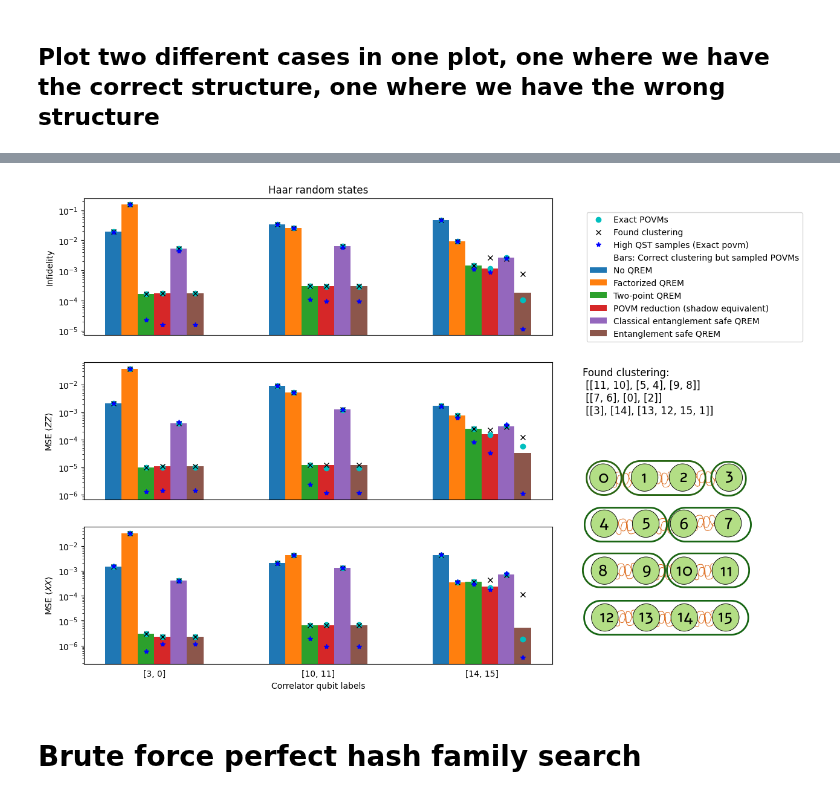
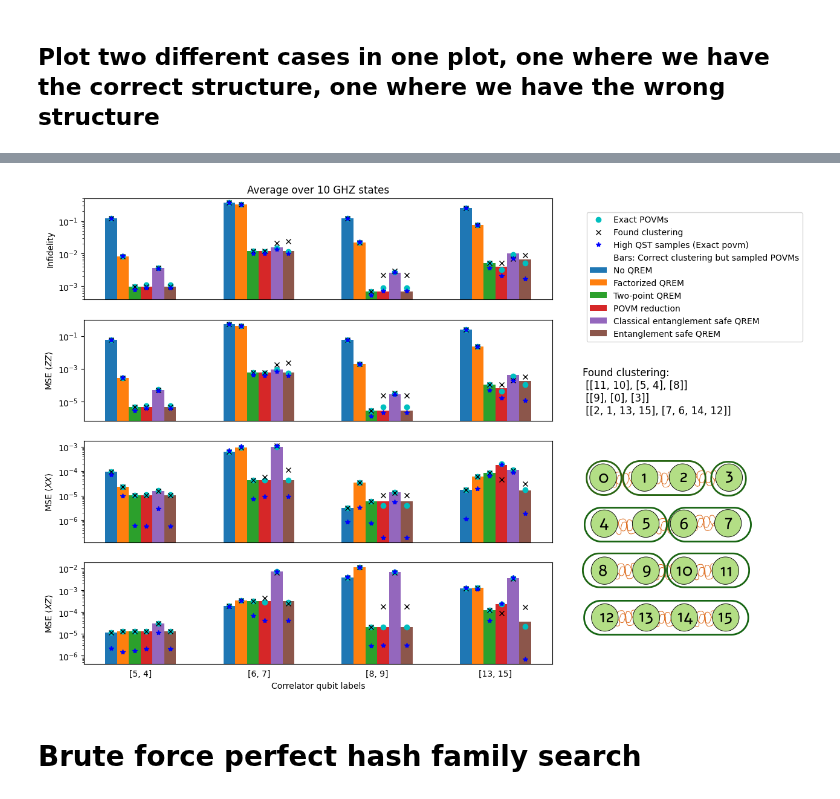
Before and after one commit to AdrianAasen/CREMST, a Jupyter notebook: Scalable_QREM.ipynb, the cells around one changed output, grey strips where cells are left out. Cells and saved outputs as stored; diff of their text form; code cells hidden in the pictures.

```diff
--- a/Scalable_QREM.ipynb
+++ b/Scalable_QREM.ipynb
@@ -60,3 +63,7 @@ For this we require a perfect family of hashing functions, denoted by $(N,k,m,m)
     3. Compute correlators as $Tr(O\rho)$ where $O$ is some operator (this can be done efficiently as the max subsystem size is capped. )
 
 4. (Optionally) Compare to other methods, such as classial only. Correlator only, separable only....
+# %%
+path_to_experimental_POVMs = "Exp_povms/Extracted_modified"
+povm,_ = load_random_exp_povm(path_to_experimental_POVMs,2,True)
+print(povm)
@@ -509,7 +541,7 @@ QST_outcomes = mf.measure_hashed_chunk_QST(n_QST_shots_total, chunk_size, povm_a
 
 # Define the two point correlators to extract:
 # two_point_array = ot.generate_random_pairs_of_qubits(n_qubits,5) # ,[7,9] [3,5]
-two_point_array = np.array([[7, 4]])#, [8,10], [4,7],[0,1]])
+two_point_array = np.array([[13, 12]])#, [8,10], [4,7],[0,1]])
 
 
 entangled_recon_states, entangled_qubit_order = ot.entangled_state_reduction_premade_clusters_QST(two_point_array,
@@ -519,7 +551,7 @@ entangled_recon_states, entangled_qubit_order = ot.entangled_state_reduction_pre
 # 5 qubits: old efficient 2.5 min  min, new efficient 2.5 min, old 3 min, old with optimization 1.25 min
 # 6 qubits old efficient 16.5 min, new efficient 16.7 min, old min 37+ min, old with optimization 43  mins
 # 7 qubits old efficient 30.5 mins, new efficient 28 mins
-# 8 Qubits old efficient hours, new efficient 2.5 + hours
+# 8 Qubits old efficient hours, new efficient 14 hours
 
 # Compare the minimal chunk state with the entangled reconstructed states.
 # Reconstruct relevant states
@@ -549,8 +590,8 @@ print(f'Label structure POVM: {povm_true_labels}')
 total_shots = n_QST_shots
 
 #ideal_povm = [POVM.generate_computational_POVM(len(size))[0] for size in noise_cluster_labels]
-holder = [ot.measure_and_QST_target_qubit_only(two_point,noise_cluster_labels, total_shots, n_qubits, chunk_size,
-                           povm_array, cluster_size, rho_true_array, state_size_array,povm_array)
+holder = [mf.measure_and_QST_target_qubit_only(two_point,noise_cluster_labels, total_shots, n_qubits, chunk_size,
+                           povm_array, cluster_size, rho_true_array, state_size_array,clustered_QDOT)
           for two_point in two_point_array]
 # entangled_recon_states, entangled_qubit_order = ot.entangled_state_reduction_premade_clusters_QST(two_point_corr,
 #                         noise_cluster_labels, QST_outcomes, clustered_QDOT, hash_family, n_hash_symbols, n_qubits)
@@ -951,5 +1001,5 @@ True labels: [array([12, 13, 14, 15]), array([10, 11]), array([8, 9]), array([6,
 # %%
-two_point_corr_labels = np.array([[3, 0],[10,11],[14,15]])
+two_point_corr_labels = np.array([[5, 4],[6,7],[8,9], [13,15]])
 # Reconstruct spesiffic two_point_povms
 two_point_POVM = ot.reconstruct_spesific_two_qubit_POVMs(QDT_outcomes, two_point_corr_labels , n_qubits, hash_family,
                                                          n_hash_symbols, one_qubit_calibration_states, n_cores)
@@ -960,7 +1010,7 @@ n_QST_shots_total = n_QST_shots *1
 # Define the two point correlators to extract:
 
 # Perform comparative QST over many averaged random states.
-n_averages = 5
+n_averages = 10
 true_rho_average_array = []
 traced_down_correlator_rho_true_array = []
 start = time.time()
@@ -970,7 +1020,7 @@ QST_outcomes_high_array = []
 for k in range(n_averages):
     #if use_chunks:
     state_size_array = [chunk_size]*int(n_qubits/chunk_size)	# Set size to max to make sure state is entangled inside the chunk
-    rho_true_array = [sf.generate_random_pure_state(size) for size in state_size_array]  #[sf.generate_GHZ(size) for size in state_size_array]
+    rho_true_array = [sf.generate_GHZ(size) for size in state_size_array] #[sf.generate_random_pure_state(size) for size in state_size_array]  #[sf.generate_GHZ(size) for size in state_size_array]
     rho_true_labels = ot.get_true_cluster_labels(state_size_array)
     QST_outcomes = mf.measure_hashed_chunk_QST(n_QST_shots, chunk_size, povm_array, cluster_size, rho_true_array, state_size_array, hashed_QST_instructions)
     QST_outcomes_high =  mf.measure_hashed_chunk_QST(n_QST_shots*10, chunk_size, povm_array, cluster_size, rho_true_array, state_size_array, hashed_QST_instructions)
@@ -1111,7 +1184,7 @@ multiplier = 0
 if n_averages == 1:
     fig, ax = plt.subplots(5,1)
 else:
-    fig, ax = plt.subplots(3,1)
+    fig, ax = plt.subplots(4,1)
 
 
 for i in range(len(label_array)): #attribute, cluster_state, perfect_state, unsampled_perfect_state_array in zip(label_array, state_from_cluster_array, perfect_state_array, unsampled_perfect_state_array):
@@ -1125,14 +1198,14 @@ for i in range(len(label_array)): #attribute, cluster_state, perfect_state, unsa
 ax[0].plot([], [], ' ', label="Bars: Correct clustering but sampled POVMs")
 #lines,labels = [lol for lol in zip(*lines_labels)]
 ax[0].set_yscale('log')
-ax[0].set_title(rf"Haar random states")
+ax[0].set_title(rf"Average over 10 GHZ states")
 ax[0].set_xticks(x + 2.5*width, two_point_corr_labels)
 ax[0].set_ylabel('Infidelity')
 
 Z = np.array([[1,0],[0,-1]])
 X = np.array([[0,1],[1,0]])
-op_string_array = np.array([[Z,Z],[X,X]])
-op_label = [r'$\langle ZZ \rangle$',r'$\langle XX \rangle$']
+op_string_array = np.array([[Z,Z],[X,X],[X,Z]])
+op_label = [r'$\langle ZZ \rangle$',r'$\langle XX \rangle$', r'$\langle XZ \rangle$']
 for j in range(len(op_string_array)):
 
     op_string = [reduce(np.kron, op_string_array[j])]
@@ -1183,10 +1256,7 @@ for j in range(len(op_string_array)):
         #x[1].set_title(rf"MSE of $\langle XX \rangle$ correlator for Haar states")
 
         ax[2 + j*2].set_ylabel('MSE ' + op_label[j])
-        ax[0].xaxis.set_visible(False)
-        ax[1].xaxis.set_visible(False)
-        ax[2].xaxis.set_visible(False)
-        ax[3].xaxis.set_visible(False)
+
     else: # More than one average, not plotting exp values
         for i in range(len(label_array)):
             offset = width * multiplier
@@ -1195,36 +1265,37 @@ for j in range(len(op_string_array)):
             ax[1 + j].plot(x + offset, standard_MSE_array[i], "kx")
             ax[1 + j].plot(x + offset, high_sampled_MSE_array[i], "b*")
             #ax.bar_label(rects, padding=3)
             multiplier += 1
         ax[1 + j].set_yscale('log')
         ax[1 + j].set_ylabel('MSE ' + op_label[j])
-        ax[0].xaxis.set_visible(False)
-        ax[1].xaxis.set_visible(False)
+
+for i in range(0, len(ax)-1): # Set all exect last axis zero
+    ax[i].xaxis.set_visible(False)
 
 ax[-1].set_xticks(x + 2.5*width, corr_x_label)
 
 ax[-1].set_xticks(x + 2.5*width, corr_x_label)
 ax[-1].set_xlabel('Correlator qubit labels')
 
 
 
 plt.tick_params(
     axis='x',          # changes apply to the x-axis
     which='both',      # both major and minor ticks are affected
     bottom=False,      # ticks along the bottom edge are off
     top=False,         # ticks along the top edge are off
     labelbottom=True) # labels along the bottom edge are off
 
 fig.legend(loc='center left', bbox_to_anchor=(0.95,0.75))
 fig.text(0.95,0.6, f"Found clustering:\n {noise_cluster_labels[0:3]} \n {noise_cluster_labels[3:6]}\n {noise_cluster_labels[6:]} ", fontsize=12, verticalalignment='top')
 
 img = plt.imread("images/cluster_image_small.png")
 fig.figimage(img, 900, 100, zorder=3, alpha=1)
 
 
 fig.set_size_inches(10, 10)
 # %% [output]
-[figure, old version]
+[figure, new version]
 # %% [markdown]
 # Brute force perfect hash family search
 # %%
```
Also changed, not shown: parts of 9 cells of this notebook, 2 other files.
